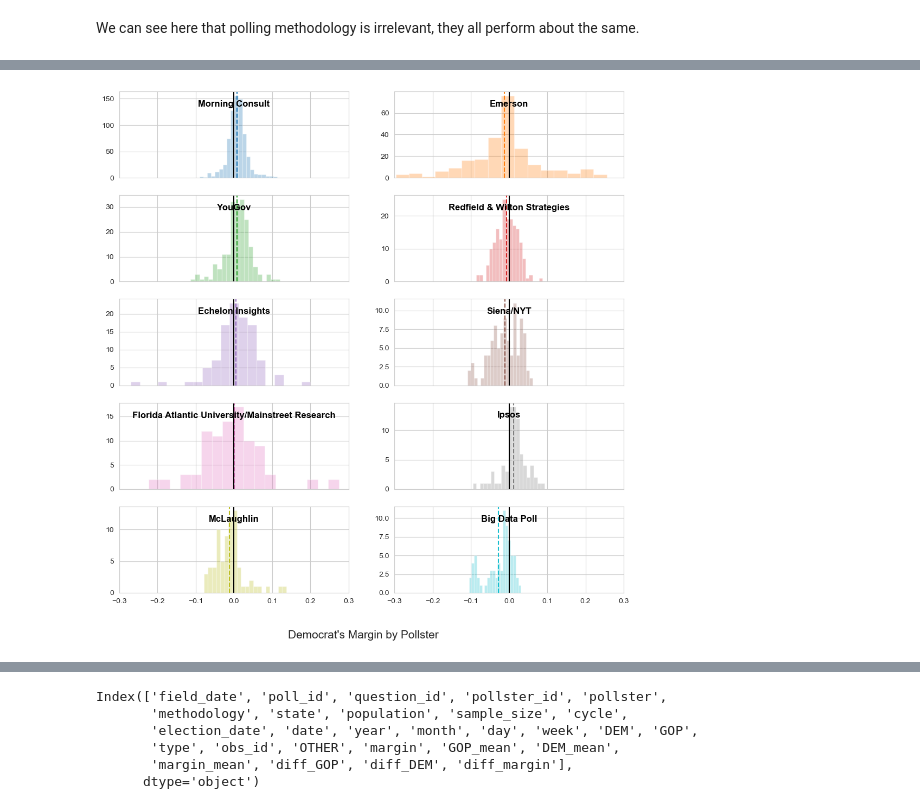
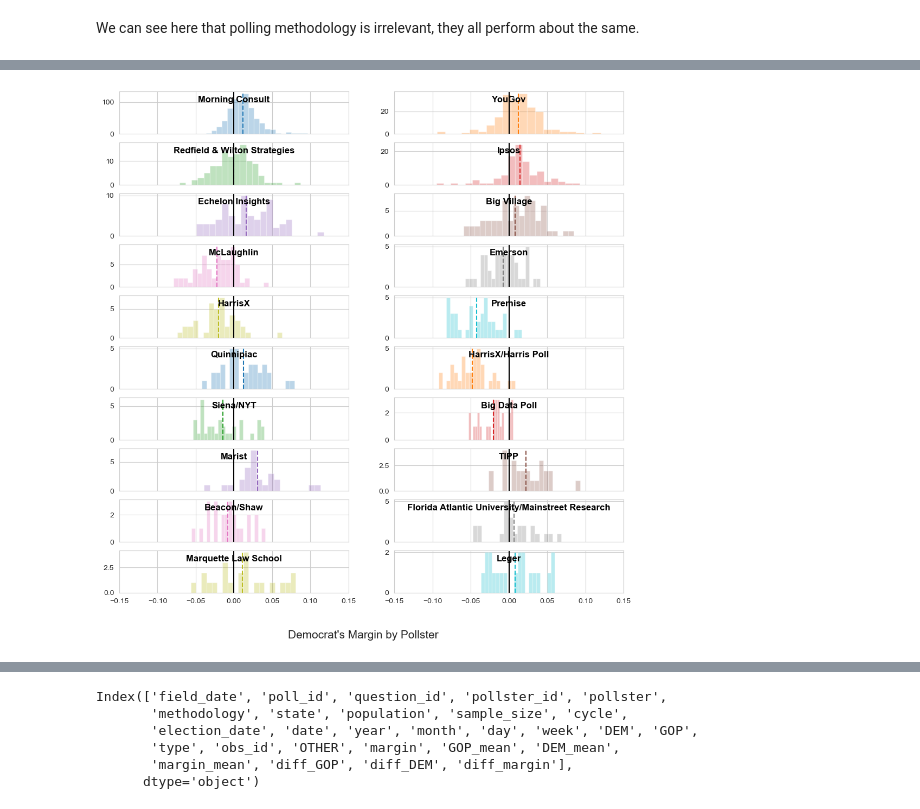
Before and after one commit to andrewpwalters/US-Presidential-Fundamentals, a Jupyter notebook: Notebooks/Polling Model - United States 2024.ipynb, the cells around one changed output, grey strips where cells are left out. Saved outputs shown, nothing was run; the diff lists cells and outputs as text; code cells hidden in the pictures.

```diff
--- a/Notebooks/Polling Model - United States 2024.ipynb
+++ b/Notebooks/Polling Model - United States 2024.ipynb
@@ -153,16 +167,16 @@ df_2way_jb[['DEM', 'GOP']].describe()
 | max | 0.680000 | 0.676000 |
 # %%
 POLLSTERS = df['pollster'].sort_values().unique()
-POLLSTERS_top = df.groupby('pollster').size().sort_values(ascending=False).head(10).index.values
+POLLSTERS_top = df.query("state == 'US'").groupby('pollster').size().sort_values(ascending=False).head(20).index.values
 
 METHODS = df['methodology'].sort_values().unique()
-METHODS_top = df.groupby('methodology').size().sort_values(ascending=False).head(10).index.values
+METHODS_top = df.query("state == 'US'").groupby('methodology').size().sort_values(ascending=False).head(10).index.values
 
 STATES = df['state'].sort_values().unique()
-STATES_top = df.groupby('state').size().sort_values(ascending=False).head(10).index.values
+STATES_top = df.groupby('state').size().sort_values(ascending=False).head(20).index.values
 
 POPULATIONS = df['population'].sort_values().unique()
-POPULATIONS_top = df.groupby('population').size().sort_values(ascending=False).head(10).index.values
+POPULATIONS_top = df.query("state == 'US'").groupby('population').size().sort_values(ascending=False).head(10).index.values
 # %% [markdown]
 There have been polls since Spring 2019, and increased exponentially through election day.
 # %%
@@ -490,31 +510,31 @@ df.groupby('type')[['margin']].mean()
 # %%
 POLLSTER_VALS = {
-    pollster: df[df["pollster"] == pollster]["diff_margin"].values
+    pollster: df.query("state == 'US'")[df.query("state == 'US'")["pollster"] == pollster]["diff_margin"].values
     for pollster in list(POLLSTERS_top)
 }
 
 # Get color cycle
 colors = plt.rcParams["axes.prop_cycle"]()
 
 # Create subplots
-fig, axes = plt.subplots(ncols=2, nrows=5, sharex=True, figsize=(12, 12))
+fig, axes = plt.subplots(ncols=2, nrows=10, sharex=True, figsize=(12, 12))
 
 # Iterate over axes and pollster data
 for ax, (pollster, vals) in zip(axes.ravel(), POLLSTER_VALS.items()):
     c = next(colors)["color"]  # Get the next color
     ax.hist(vals, bins=20, alpha=0.3, color=c, label=pollster)  # Plot histogram
     ax.axvline(x=np.mean(vals), color=c, linestyle="--")  # Plot mean line
     ax.axvline(x=0, color="black")  # Plot vertical line at 0
-    ax.set_xlim(-.3, .3)  # Set x-axis limits
+    ax.set_xlim(-.15, .15)  # Set x-axis limits
 
     # Add pollster label text over the subplot
     ax.text(0.5, 0.9, pollster, color='black', fontsize=12,
             ha='center', va='top', transform=ax.transAxes, weight='bold')
 
 # Set the shared x-label
 fig.text(0.5, 0.04, r"Democrat's Margin by Pollster", ha='center', fontsize=15)
 
 # Show the plot
 plt.show()
 # %% [output]
-[figure, old version]
+[figure, new version]
```
Also changed, not shown: parts of 55 cells of this notebook, 1 other file.
